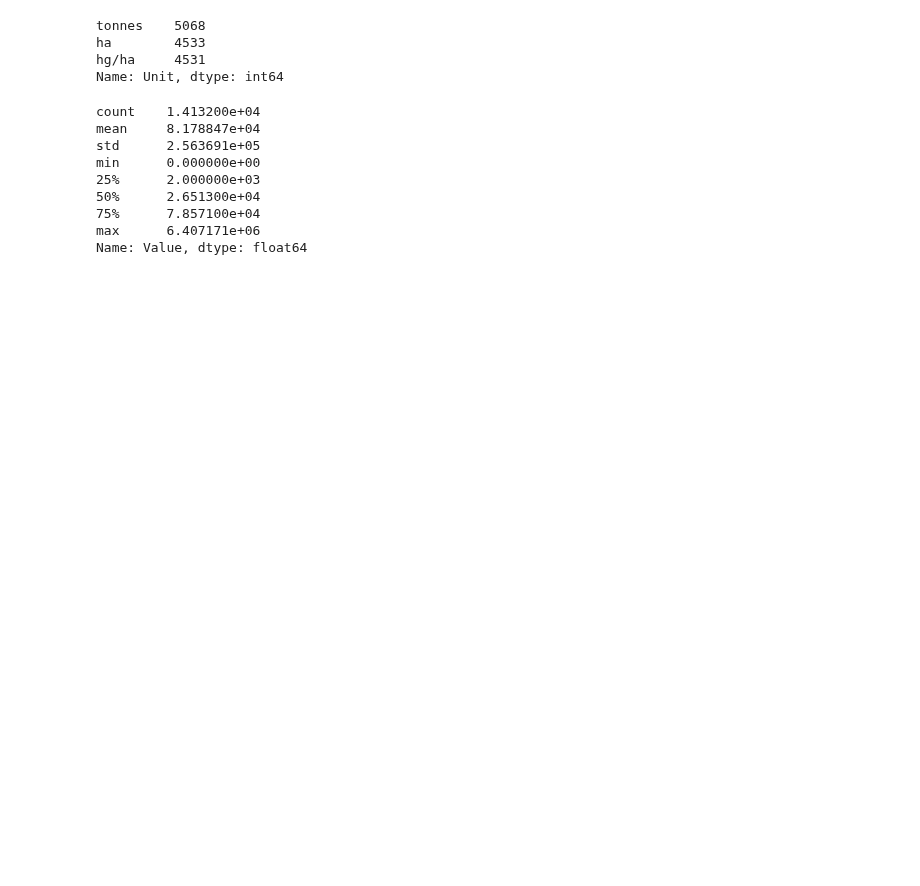
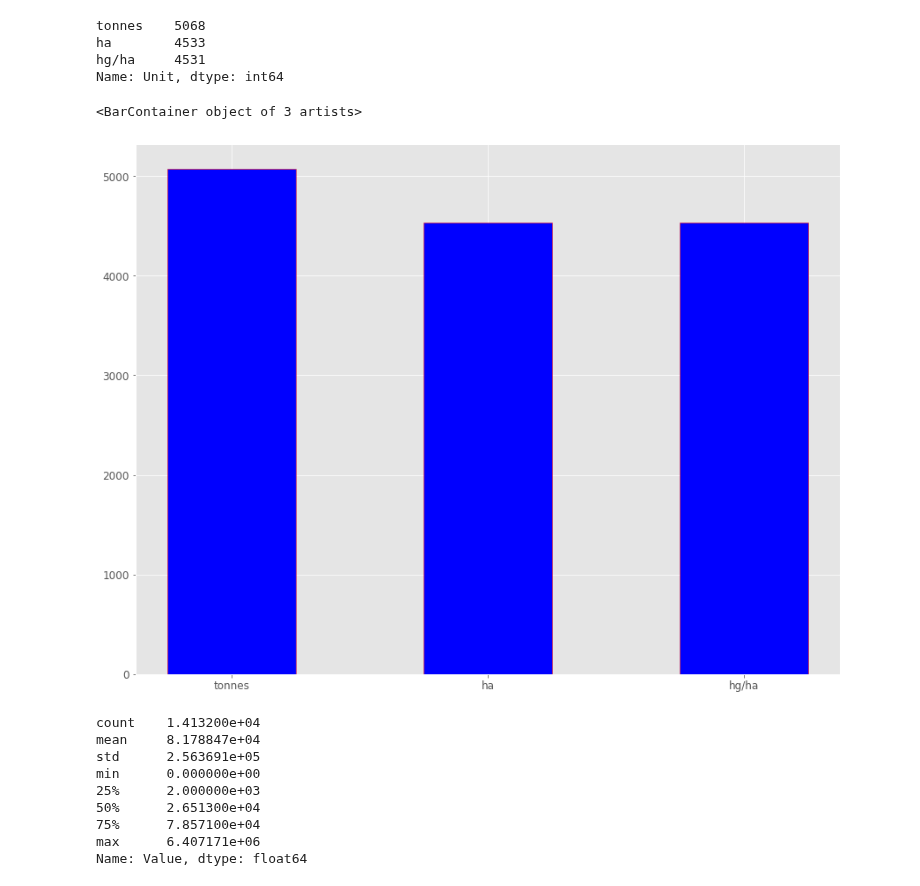
Before and after one commit to eldrigeampong/Data-Science, a Jupyter notebook: UN/FAOSTAT/proj1.ipynb, the cells around one changed output. Drawn from its saved outputs; the diff is of its cells as text; code cells hidden in the pictures; blank space fills up the shorter version.

```diff
--- a/UN/FAOSTAT/proj1.ipynb
+++ b/UN/FAOSTAT/proj1.ipynb
@@ -163,6 +159,12 @@ tonnes    5068
 ha        4533
 hg/ha     4531
 Name: Unit, dtype: int64
+# %%
+fig, ax = plt.subplots()
+ax.bar(x=df1['Unit'].value_counts().keys(), height=df1['Unit'].value_counts().values, width=0.5, edgecolor='red', color='blue')
+# %% [output]
+<BarContainer object of 3 artists>
+[figure, added]
 # %%
 df1['Value'].describe()
 # %% [output]
```
Also changed, not shown: parts of 23 cells of this notebook.
